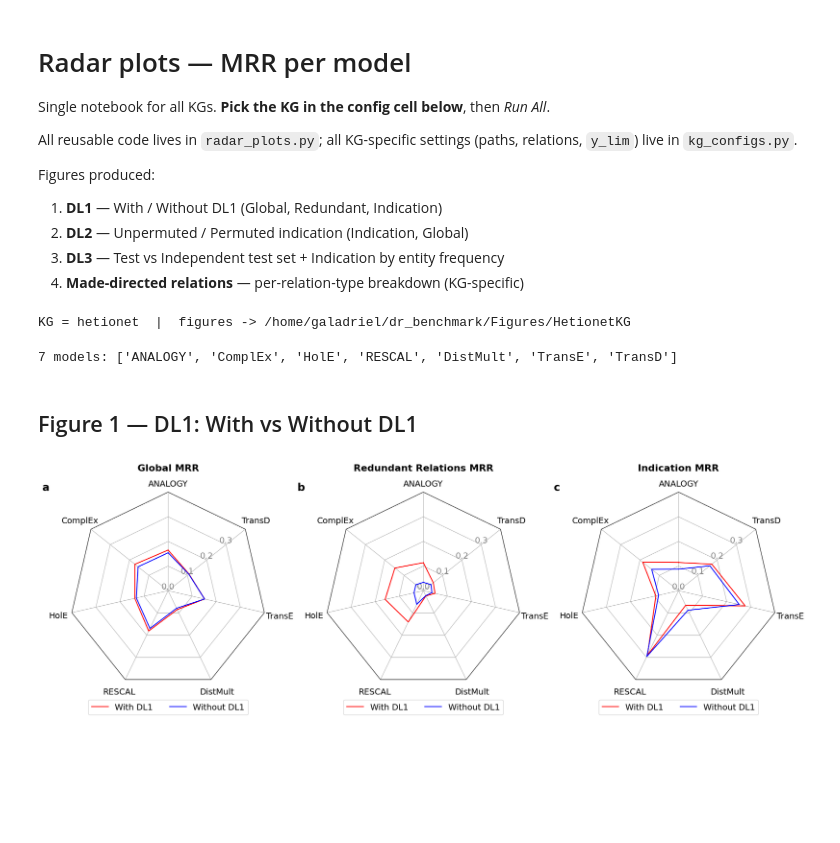
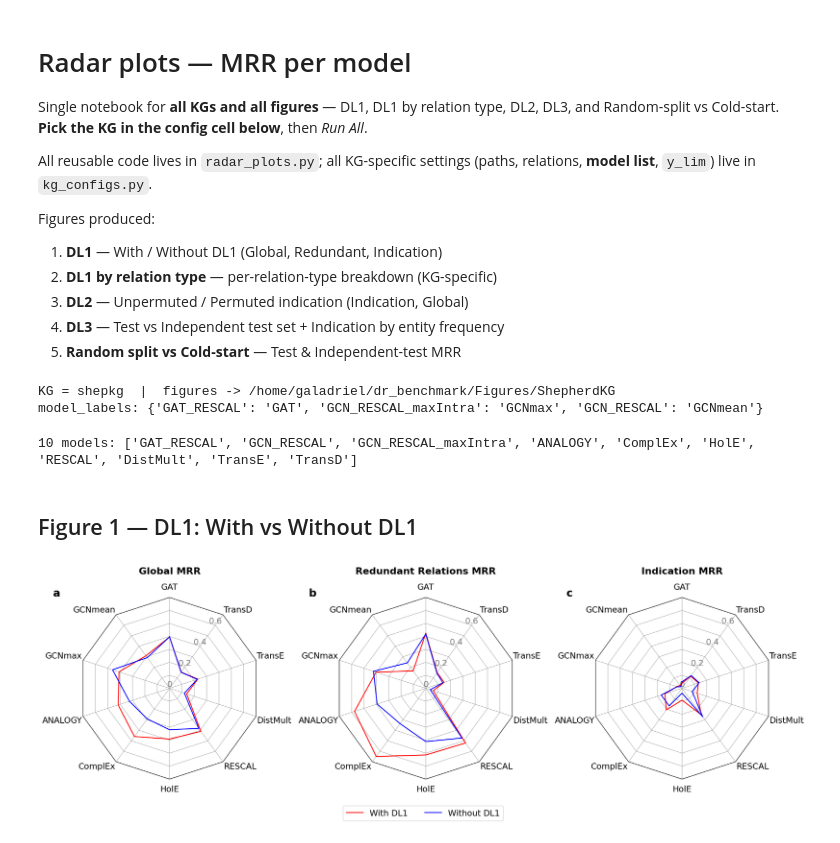
Before and after one commit to galadrielbriere/data_leakage_kge_benchmark, a Jupyter notebook: radar_plots/make_radar_plots.ipynb, the cells around one changed output. Saved outputs shown, nothing was run; the diff lists cells and outputs as text; code cells hidden in the pictures; blank space fills up the shorter version.

```diff
--- a/radar_plots/make_radar_plots.ipynb
+++ b/radar_plots/make_radar_plots.ipynb
@@ -1,60 +1,80 @@
 # %% [markdown]
 # Radar plots — MRR per model
 
-Single notebook for all KGs. **Pick the KG in the config cell below**, then *Run All*.
+Single notebook for **all KGs and all figures** — DL1, DL1 by relation type,
+DL2, DL3, and Random-split vs Cold-start. **Pick the KG in the config cell
+below**, then *Run All*.
 
 All reusable code lives in `radar_plots.py`; all KG-specific settings (paths,
-relations, `y_lim`) live in `kg_configs.py`.
+relations, **model list**, `y_lim`) live in `kg_configs.py`.
 
 Figures produced:
 1. **DL1** — With / Without DL1 (Global, Redundant, Indication)
-2. **DL2** — Unpermuted / Permuted indication (Indication, Global)
-3. **DL3** — Test vs Independent test set + Indication by entity frequency
-4. **Made-directed relations** — per-relation-type breakdown (KG-specific)
+2. **DL1 by relation type** — per-relation-type breakdown (KG-specific)
+3. **DL2** — Unpermuted / Permuted indication (Indication, Global)
+4. **DL3** — Test vs Independent test set + Indication by entity frequency
+5. **Random split vs Cold-start** — Test & Independent-test MRR
 # %%
+import importlib
 import numpy as np
 import matplotlib.pyplot as plt
 
 import radar_plots as rp
-from kg_configs import CONFIGS
+import kg_configs
 
-# ===> PICK THE KG HERE: 'biokg' | 'hetionet' | 'shepkg' <===
-KG = "biokg"
+# Re-read radar_plots.py and kg_configs.py from disk on every run, so your edits
+# (model_order, model_labels, y_lim, ...) are picked up WITHOUT restarting the
+# kernel. Just re-run this cell after editing, then re-run the figure cells.
+importlib.reload(rp)
+importlib.reload(kg_configs)
 
-cfg = CONFIGS[KG]
+# ===> PICK THE KG HERE: 'biokg' | 'hetionetkg' | 'shepherdkg' <===
+KG = "shepherdkg"
+
+cfg = kg_configs.CONFIGS[KG]   # access via the module so the reload is reflected
 print(f"KG = {cfg.name}  |  figures -> {cfg.figures_dir}")
+print("model_labels:", cfg.model_labels)   # sanity check: should show your renames
 # %% [output]
-KG = hetionet  |  figures -> /home/galadriel/dr_benchmark/Figures/HetionetKG
+KG = shepkg  |  figures -> /home/galadriel/dr_benchmark/Figures/ShepherdKG
+model_labels: {'GAT_RESCAL': 'GAT', 'GCN_RESCAL_maxIntra': 'GCNmax', 'GCN_RESCAL': 'GCNmean'}
 # %%
 # Load the metrics (DL1 / DL2 / zero-shot). 'best' = max over run1/run2.
 results = rp.parse_model_metrics(cfg.dl_experiments, cfg)
 
-# Sanity check: models found, in display order.
+# Sanity check: models found, in display order (per-KG cfg.model_order).
 models = rp.order_models(results["without_dl1"]["best"], cfg.model_order)
+
 print(f"{len(models)} models:", models)
 # %% [output]
-7 models: ['ANALOGY', 'ComplEx', 'HolE', 'RESCAL', 'DistMult', 'TransE', 'TransD']
+10 models: ['GAT_RESCAL', 'GCN_RESCAL', 'GCN_RESCAL_maxIntra', 'ANALOGY', 'ComplEx', 'HolE', 'RESCAL', 'DistMult', 'TransE', 'TransD']
 # %% [markdown]
 ## Figure 1 — DL1: With vs Without DL1
 # %%
 rp.radar_factory(len(models), frame="polygon")
 fig, axs = plt.subplots(1, 3, figsize=(18, 6), subplot_kw=dict(projection="radar"))
 
 panels = [
     ("Global MRR",              "global_mrr"),
     ("Redundant Relations MRR", "made_directed_relations"),
     ("Indication MRR",          "target_relations"),
 ]
 for i, (title, metric) in enumerate(panels):
     rp.plot_radar(
         results, experiment1="with_dl1", experiment2="without_dl1", run="best",
-        metric1=metric, y_lim=cfg.ylims["fig1"], title=title,
+        metric1=metric, y_lim=cfg.ylims["fig1"], rgrid_labels=cfg.rlabels_for("fig1"), title=title,
         legend_labels=["With DL1", "Without DL1"], colors=("red", "blue"),
+        model_order=cfg.model_order,
+        model_labels=cfg.model_labels,
+        show_legend=False,
         show=False, ax=axs[i], panel_label=chr(97 + i),
     )
+handles, labels = axs[0].get_legend_handles_labels()
+fig.legend(handles, labels, loc="lower center", ncol=2, fontsize=14,
+           bbox_to_anchor=(0.5, -0.06))
+fig.subplots_adjust(left=0.06, right=0.94, top=0.88, bottom=0.12, wspace=0.45)
 
 plt.tight_layout()
-plt.savefig(f"{cfg.figures_dir}/DL1_{cfg.name}.pdf", bbox_inches="tight")
+# plt.savefig(f"{cfg.figures_dir}/DL1_{cfg.name}.pdf", bbox_inches="tight")
 plt.show()
 # %% [output]
-[figure, old version]
+[figure, new version]
```
Also changed, not shown: parts of 12 cells of this notebook, 4 other files.
